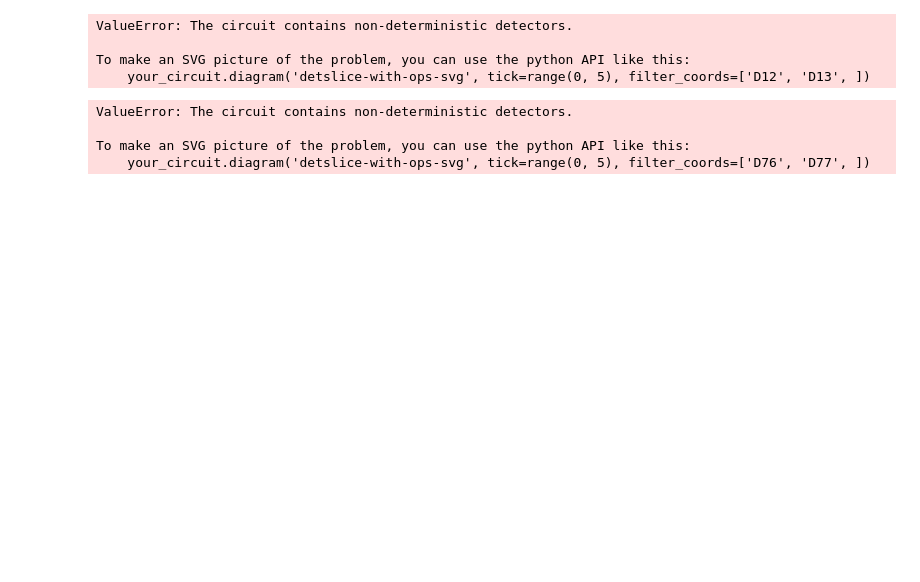
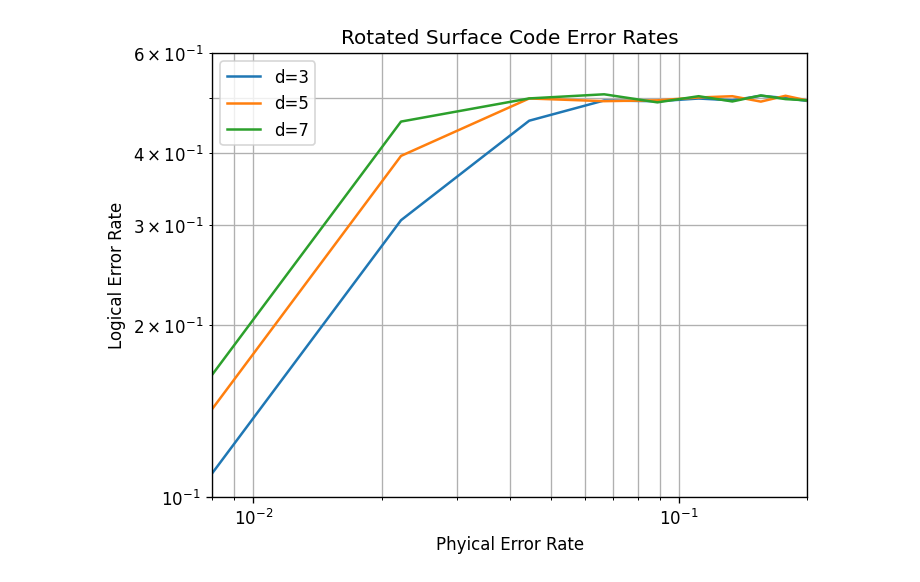
Before and after one commit to adelshb/qec-with-code, a Jupyter notebook: notebooks/rotated_surface_code.ipynb, the cells around one changed output. Cells and saved outputs as stored; diff of their text form; code cells hidden in the pictures; blank space fills up the shorter version.

Commit message:
fix rotated surface code

```diff
--- a/notebooks/rotated_surface_code.ipynb
+++ b/notebooks/rotated_surface_code.ipynb
@@ -36,18 +50,10 @@ q16: ---------------------------------------------------------------------------
-# %%
-num_shots = 1
-num_errors_sampled = rsc.compute_logical_errors(num_shots)
-# %% [output]
-ValueError: The circuit contains non-deterministic detectors.
-
-To make an SVG picture of the problem, you can use the python API like this:
-    your_circuit.diagram('detslice-with-ops-svg', tick=range(0, 5), filter_coords=['D12', 'D13', ])
 # %%
-num_shots = 10**2
-prob_errors = np.linspace(0, 0.01, 5)
+num_shots = 10**4
+prob_errors = np.linspace(0, 0.2, 10)
 
 collected_stats = {}
 
-for distance in [3, 5]:
+for distance in [3, 5, 7]:
 
     temp_logical_error_rate = []
 
@@ -63,24 +69,21 @@ for distance in [3, 5]:
         temp_logical_error_rate.append(num_errors_sampled / num_shots)
 
     collected_stats[distance] = temp_logical_error_rate
-# %% [output]
-ValueError: The circuit contains non-deterministic detectors.
-
-To make an SVG picture of the problem, you can use the python API like this:
-    your_circuit.diagram('detslice-with-ops-svg', tick=range(0, 5), filter_coords=['D76', 'D77', ])
 # %%
 fig, ax = plt.subplots(1, 1)
 
 for distance in collected_stats.keys():
     ax.plot(prob_errors, collected_stats[distance], label=f"d={distance}")
 
-ax.set_ylim(5e-2, 5e-1)
-ax.set_xlim(5e-2, 1e-1)
+ax.set_ylim(1e-1, 6e-1)
+ax.set_xlim(8e-3, 2e-1)
 ax.loglog()
-ax.set_title("Repetition Code Error Rates")
+ax.set_title("Rotated Surface Code Error Rates")
 ax.set_xlabel("Phyical Error Rate")
 ax.set_ylabel("Logical Error Rate")
 ax.grid(which='major')
 ax.grid(which='minor')
 ax.legend()
 fig.set_dpi(120)
+# %% [output]
+[figure, added]
```
Also changed, not shown: parts of 2 cells of this notebook, 4 other files.
